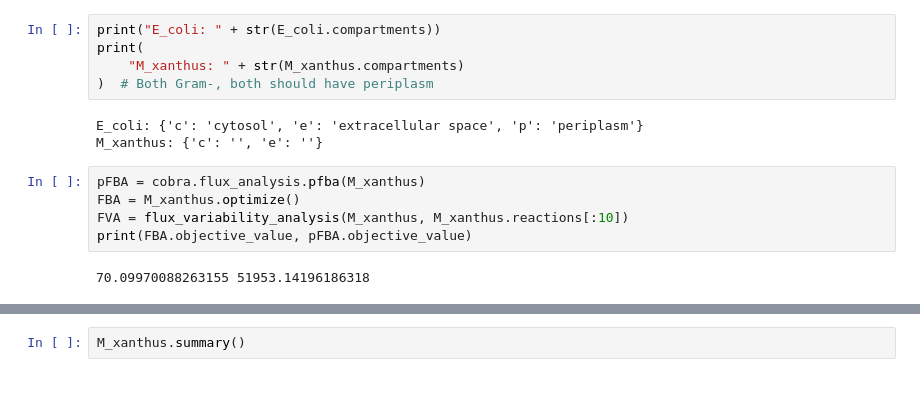
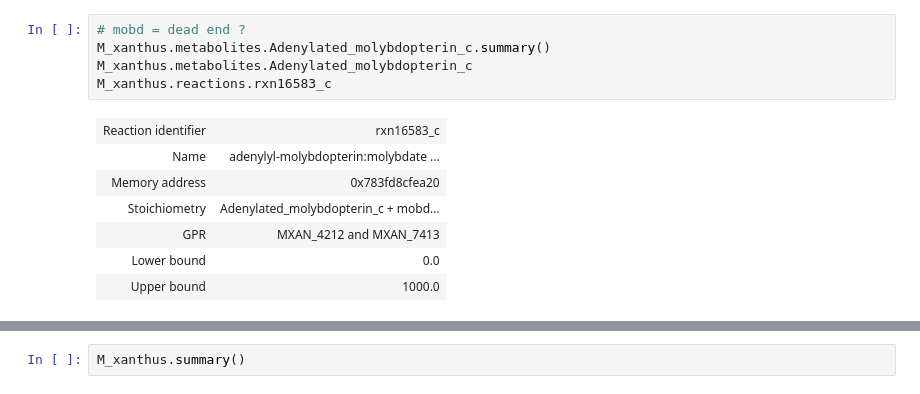
Before and after one commit to BondonMickael/M_xanthus-E_coli-Predation, a Jupyter notebook: notebooks/test_model.ipynb, the cells around one changed output, grey strips where cells are left out. Saved outputs shown, nothing was run; the diff lists cells and outputs as text.

```diff
--- a/notebooks/test_model.ipynb
+++ b/notebooks/test_model.ipynb
@@ -110,15 +106,13 @@ Consuming Reactions
-# %%
-print("E_coli: " + str(E_coli.compartments))
-print(
-    "M_xanthus: " + str(M_xanthus.compartments)
-)  # Both Gram-, both should have periplasm
-# %% [output]
-E_coli: {'c': 'cytosol', 'e': 'extracellular space', 'p': 'periplasm'}
-M_xanthus: {'c': '', 'e': ''}
-# %%
-pFBA = cobra.flux_analysis.pfba(M_xanthus)
-FBA = M_xanthus.optimize()
-FVA = flux_variability_analysis(M_xanthus, M_xanthus.reactions[:10])
-print(FBA.objective_value, pFBA.objective_value)
-# %% [output]
-70.09970088263155 51953.14196186318
+# %%
+# mobd = dead end ?
+M_xanthus.metabolites.Adenylated_molybdopterin_c.summary()
+M_xanthus.metabolites.Adenylated_molybdopterin_c
+M_xanthus.reactions.rxn16583_c
+# %% [output]
+| Reaction identifier | rxn16583_c |
+| Name | adenylyl-molybdopterin:molybdate ... |
+| Memory address | 0x783fd8cfea20 |
+| Stoichiometry | Adenylated_molybdopterin_c + mobd... |
+| GPR | MXAN_4212 and MXAN_7413 |
+| Lower bound | 0.0 |
+| Upper bound | 1000.0 |
```
Also changed, not shown: parts of 35 cells of this notebook, 6 other files.
